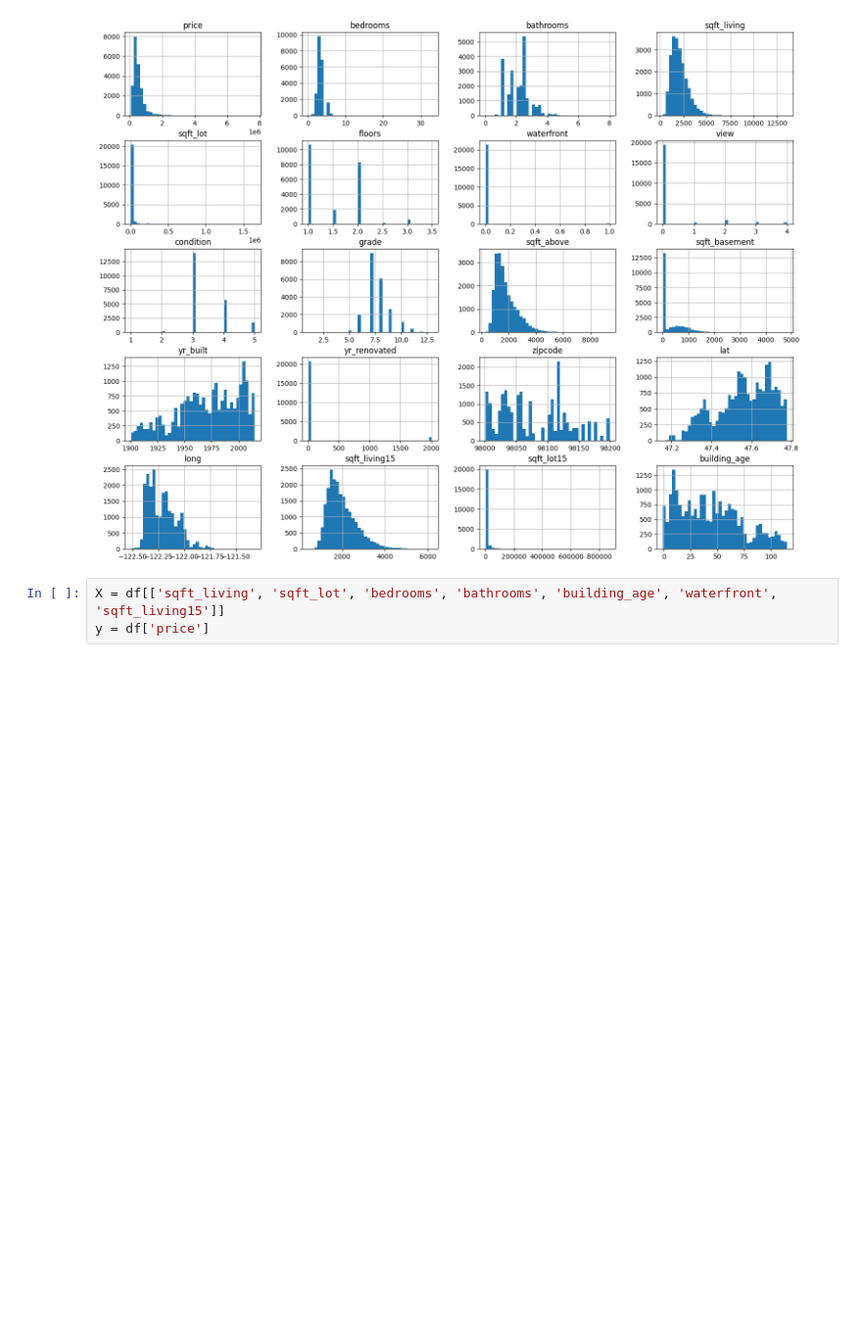
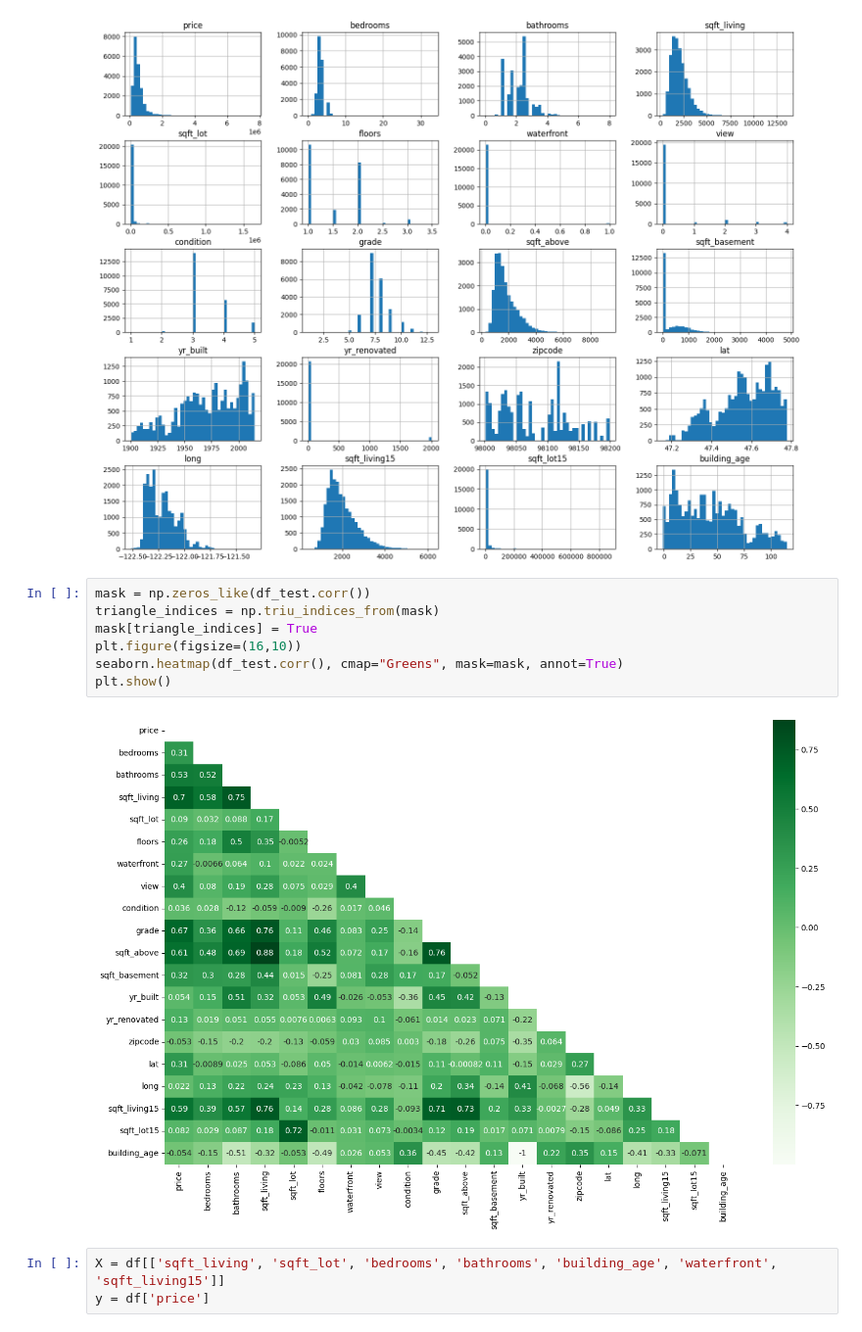
Before and after one commit to IT-IPZ31/house_prices, a Jupyter notebook: linear_regression.ipynb, the cells around one changed output. Shown: that part at 98% size. Saved outputs shown, nothing was run; the diff lists cells and outputs as text; blank space fills up the shorter version.

```diff
--- a/linear_regression.ipynb
+++ b/linear_regression.ipynb
@@ -310,6 +312,15 @@ array([[<AxesSubplot: title={'center': 'price'}>,
         <AxesSubplot: title={'center': 'sqft_lot15'}>,
         <AxesSubplot: title={'center': 'building_age'}>]], dtype=object)
 [figure]
+# %%
+mask = np.zeros_like(df_test.corr())
+triangle_indices = np.triu_indices_from(mask)
+mask[triangle_indices] = True
+plt.figure(figsize=(16,10))
+seaborn.heatmap(df_test.corr(), cmap="Greens", mask=mask, annot=True)
+plt.show()
+# %% [output]
+[figure, added]
 # %%
 X = df[['sqft_living', 'sqft_lot', 'bedrooms', 'bathrooms', 'building_age', 'waterfront', 'sqft_living15']]
 y = df['price']
```
Also changed, not shown: parts of 1 cell of this notebook.
